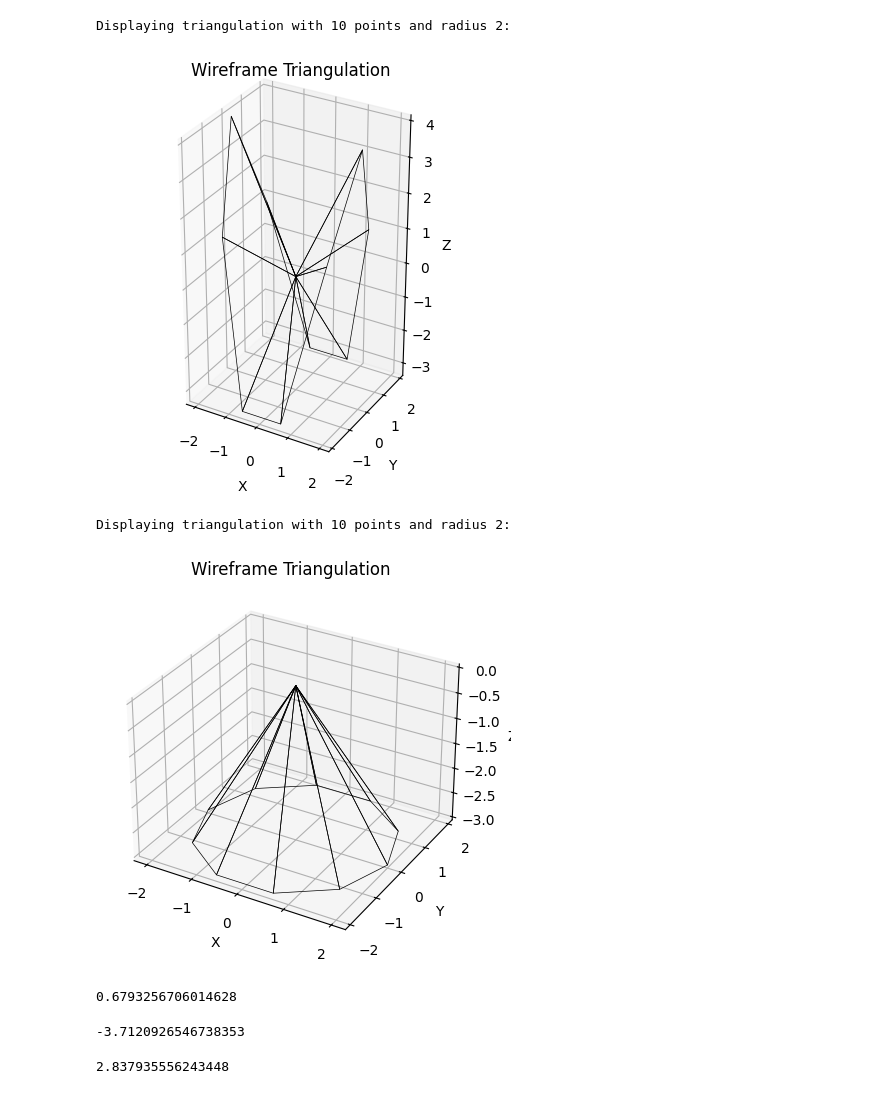
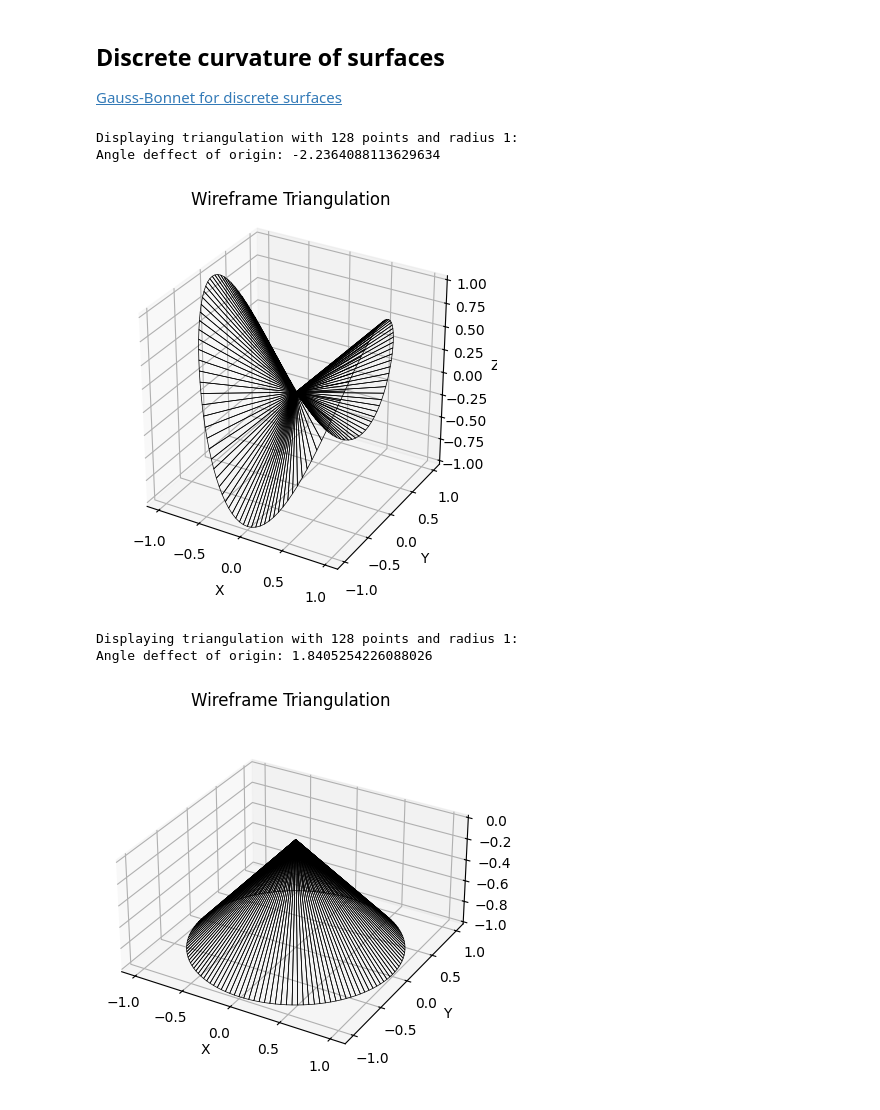
Before and after one commit to lambdaofgod/uhackathons, a Jupyter notebook: math/Discrete_Curvature.ipynb, the cells around one changed output. Drawn from its saved outputs; the diff is of its cells as text; code cells hidden in the pictures.

Commit message:
improved plots for discrete curvature

```diff
--- a/math/Discrete_Curvature.ipynb
+++ b/math/Discrete_Curvature.ipynb
@@ -1,3 +1,7 @@
+# %% [markdown]
+## Discrete curvature of surfaces
+
+[Gauss-Bonnet for discrete surfaces](https://math.uchicago.edu/~may/REU2015/REUPapers/Upadhyay.pdf)
 # %%
 import math
 import numpy as np
@@ -72,26 +76,51 @@ def display_triangulation(triangles):
 
 
     plt.show()
+# %%
+def get_angle(tri):
+    origin = tri[0]
+    x = tri[1] - origin
+    y = tri[2] - origin
+    x = x / np.linalg.norm(x)
+    y = y
+    return np.arccos(x / np.linalg.norm(x) @ y / np.linalg.norm(y))
+
+
+def get_defect(origin, triangles):
+    """
+    angle deffect from Gauss-Bonnet for discrete surfaces 5.2
+    """
+    selected_triangles = [
+        tri
+        for tri in triangles
+        if any(all(np.isclose(origin, v)) for v in tri )
+    ]
+    angles = [get_angle(tri) for tri in selected_triangles]
+    return 2 * math.pi - sum(angles)
+# %%
+n_points = 128
+radius = 1
 # %%
+hyp_f = lambda x, y: x ** 2 - y ** 2
 
-hyp_f = lambda x, y: x ** 2 - y ** 2
-n_points = 10
-radius = 2
 hyp_triangles_list = triangulate_surf(n_points, hyp_f, radius)
 
 print(f"Displaying triangulation with {n_points} points and radius {radius}:")
+
+print("Angle deffect of origin:", get_defect(np.zeros(3), hyp_triangles_list))
 display_triangulation(hyp_triangles_list)
 # %% [output]
-Displaying triangulation with 10 points and radius 2:
+Displaying triangulation with 128 points and radius 1:
+Angle deffect of origin: -2.2364088113629634
-[figure, old version]
+[figure, new version]
 # %%
-para_f = lambda x, y: 1 - x ** 2 - y ** 2
-n_points = 10
-radius = 2
+para_f = lambda x, y: (- x ** 2 - y ** 2)
 para_triangles_list = triangulate_surf(n_points, para_f, radius)
 
 print(f"Displaying triangulation with {n_points} points and radius {radius}:")
+print("Angle deffect of origin:", get_defect(np.zeros(3), para_triangles_list))
 display_triangulation(para_triangles_list)
 # %% [output]
-Displaying triangulation with 10 points and radius 2:
+Displaying triangulation with 128 points and radius 1:
+Angle deffect of origin: 1.8405254226088026
-[figure, old version]
+[figure, new version]
@@ -106,4 +126,0 @@ def get_angle(tri):
-# %%
-get_angle(triangles_list[0])
-# %% [output]
-0.6793256706014628
@@ -119,9 +127 @@ def get_defect(origin, triangles):
-# %%
-get_defect(np.zeros(3), hyp_triangles_list)
-# %% [output]
--3.7120926546738353
-# %%
-get_defect(np.zeros(3), para_triangles_list)
-# %% [output]
-2.837935556243448
 # %%
```
Also changed, not shown: parts of 5 cells of this notebook.
